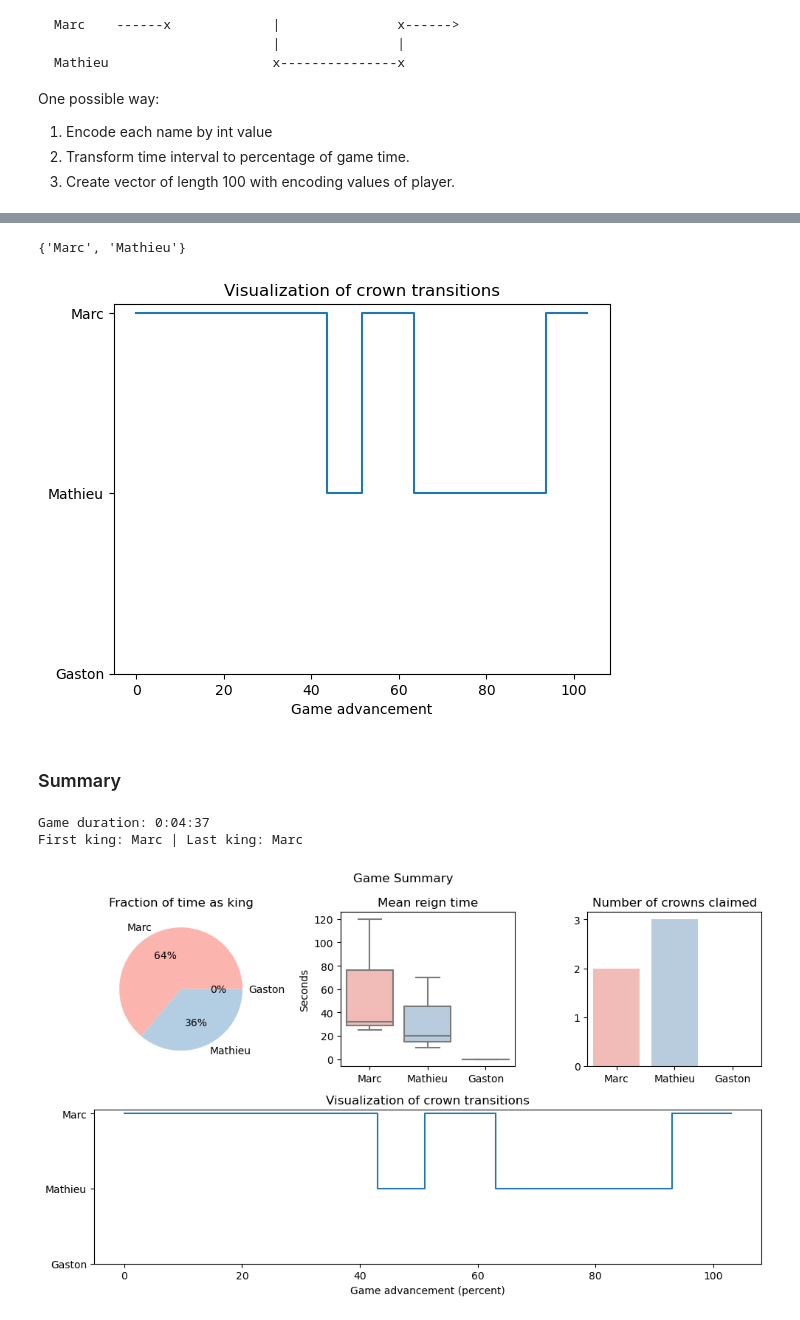
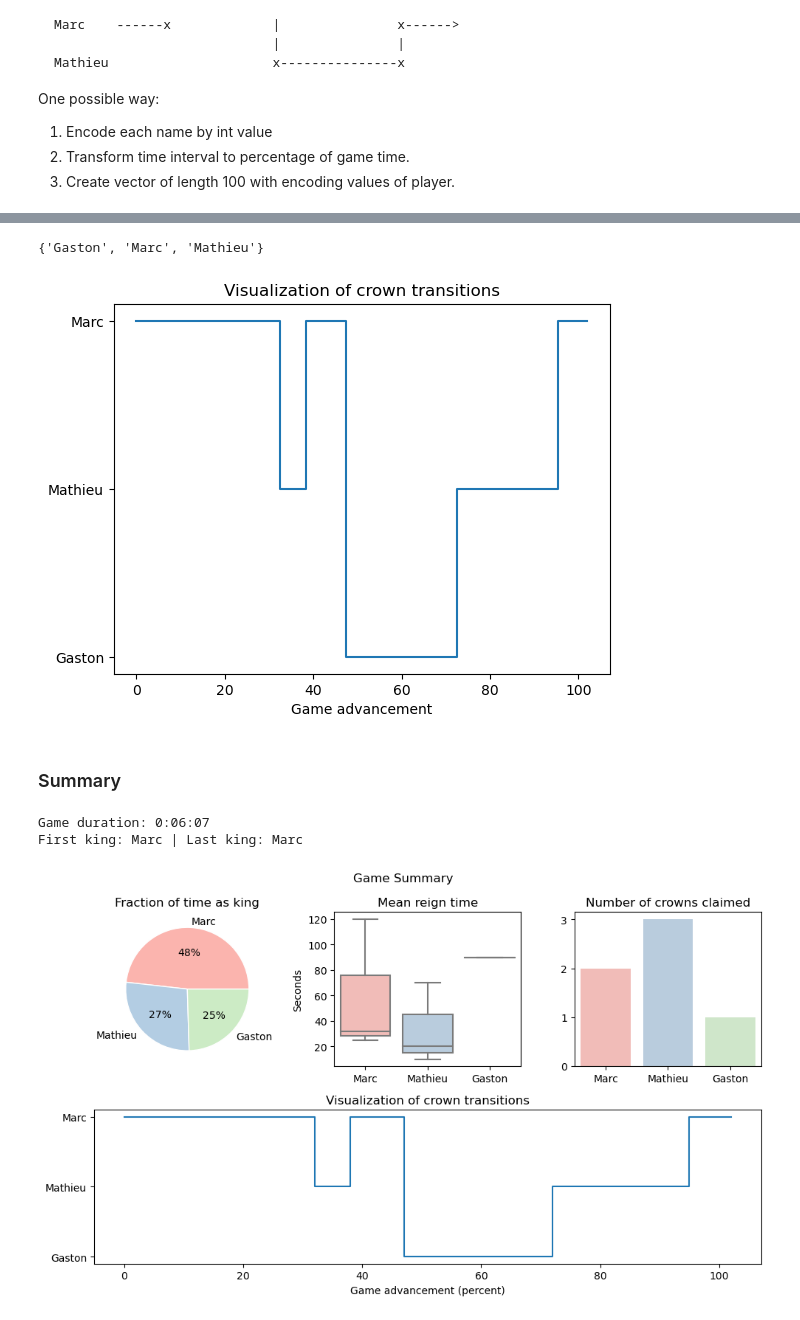
Before and after one commit to Wolgamonox/koth-ping-pong-website, a Jupyter notebook: analysis_exploration.ipynb, the cells around one changed output, grey strips where cells are left out. Drawn from its saved outputs; the diff is of its cells as text; code cells hidden in the pictures.

```diff
--- a/analysis_exploration.ipynb
+++ b/analysis_exploration.ipynb
@@ -61,6 +61,7 @@ dummy_data = [
     ('Marc', 120),
     ('Mathieu', 20),
     ('Marc', 32),
+    ('Gaston', 90),
     ('Mathieu', 70),
     ('Mathieu', 10),
     ('Marc', 25),
@@ -206,14 +214,14 @@ for _, transition in dummy_df.iterrows():
     graph_vector.extend(transition.Name for i in range(transition.interval_perc))
 set(graph_vector)
 # %% [output]
-{'Marc', 'Mathieu'}
+{'Gaston', 'Marc', 'Mathieu'}
 # %%
 sns.lineplot(x=range(len(graph_vector)), y=graph_vector, drawstyle='steps-mid')
 plt.xlabel('Game advancement')
 plt.title('Visualization of crown transitions')
 plt.show()
 # %% [output]
-[figure, old version]
+[figure, new version]
 # %% [markdown]
 ### Summary
 # %%
@@ -225,34 +233,39 @@ gs = gridspec.GridSpec(2, 3)
 
 # Total Time as king
 ax = fig.add_subplot(gs[0, 0])
-ax.pie(total_time_king['Duration'], labels=total_time_king.index, autopct='%.0f%%', colors=[player_colors[key] for key in player_colors])
+pie_wedges = ax.pie(total_time_king['Duration'], labels=total_time_king.index, autopct='%.0f%%', colors=[player_colors[key] for key in player_colors])
+
+for pie_wedge in pie_wedges[0]:
+        pie_wedge.set_edgecolor('white')
+        pie_wedge.set_facecolor(player_colors[pie_wedge.get_label()])
+
 ax.set_title('Fraction of time as king')
 
 # Mean Reign time
 ax = fig.add_subplot(gs[0, 1])
 sns.boxplot(mean_reign_time, x='Name', y='Interval', palette=player_colors, ax=ax)
 ax.set_xlabel('')
 ax.set_ylabel('Seconds')
 ax.set_title('Mean reign time')
 
 # Crowns claimed
 ax = fig.add_subplot(gs[0, 2])
 sns.barplot(x=crowns_claimed.index, y=crowns_claimed.Claimed, palette=player_colors, ax=ax)
 ax.set_yticks(range(0, int(np.ceil(crowns_claimed['Claimed'].max())) + 1))
 ax.set_xlabel('')
 ax.set_ylabel('')
 ax.set_title('Number of crowns claimed')
 
 # Transition graph
 ax = fig.add_subplot(gs[1, :])
 sns.lineplot(x=range(len(graph_vector)), y=graph_vector, drawstyle='steps', ax=ax)
 ax.set_xlabel('Game advancement (percent)')
 ax.set_title('Visualization of crown transitions')
 
 fig.suptitle('Game Summary')
 
 plt.show()
 # %% [output]
-Game duration: 0:04:37
+Game duration: 0:06:07
 First king: Marc | Last king: Marc
-[figure, old version]
+[figure, new version]
```
Also changed, not shown: parts of 7 cells of this notebook, 1 other file.
